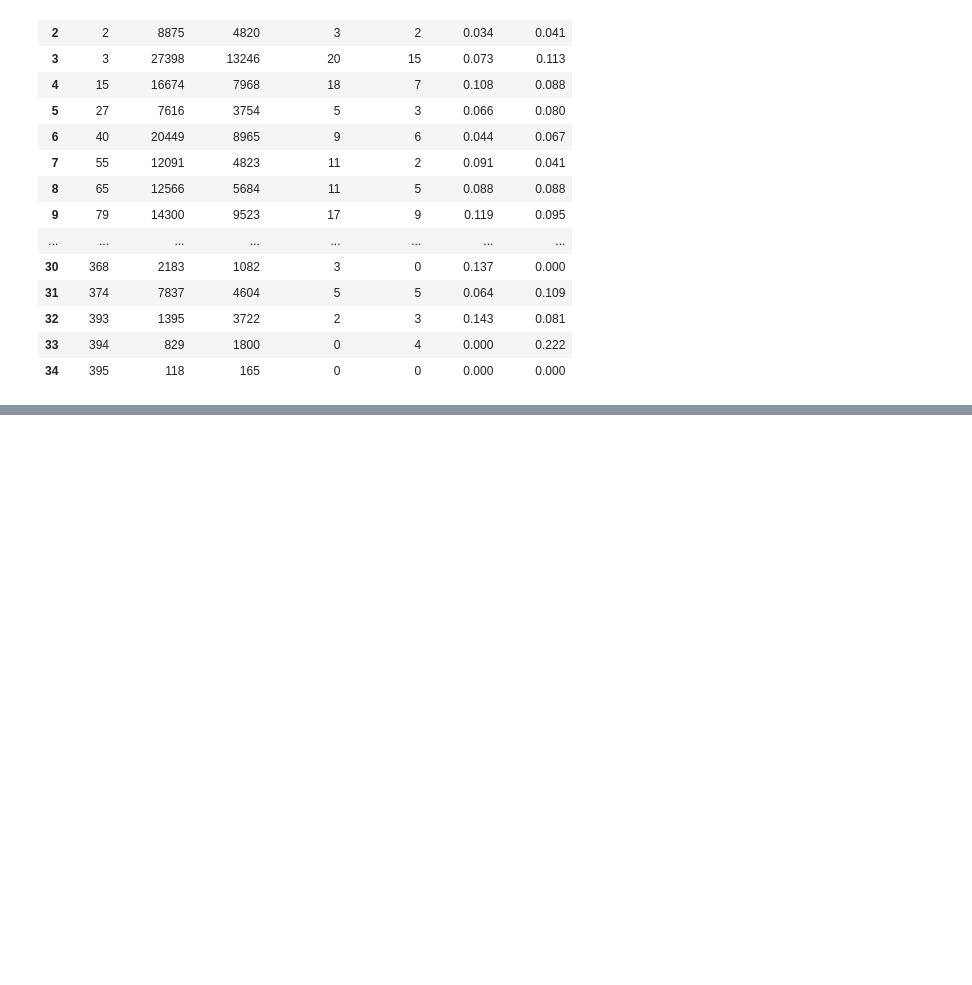
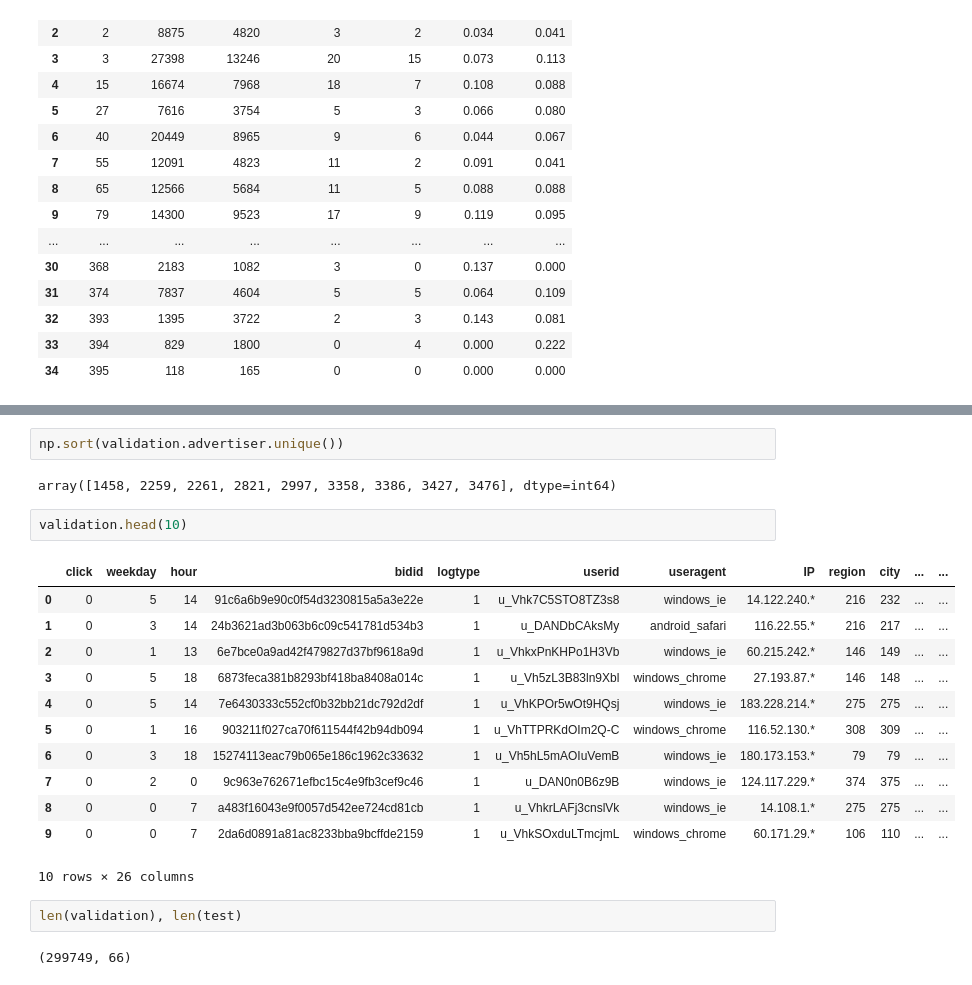
Before and after one commit to SaidAbdullahi/web_econ_coursework, a Jupyter notebook: Web Econ CW.ipynb, the cells around one changed output, grey strips where cells are left out. Drawn from its saved outputs; the diff is of its cells as text; blank space fills up the shorter version.

```diff
--- a/Web Econ CW.ipynb
+++ b/Web Econ CW.ipynb
@@ -216,0 +415,23 @@ OrderedDict([('CTR_1458',
+# %%
+np.sort(validation.advertiser.unique())
+# %% [output]
+array([1458, 2259, 2261, 2821, 2997, 3358, 3386, 3427, 3476], dtype=int64)
+# %%
+validation.head(10)
+# %% [output]
+|  | click | weekday | hour | bidid | logtype | userid | useragent | IP | region | city | ... | ... |
+| 0 | 0 | 5 | 14 | 91c6a6b9e90c0f54d3230815a5a3e22e | 1 | u_Vhk7C5STO8TZ3s8 | windows_ie | 14.122.240.* | 216 | 232 | ... | ... |
+| 1 | 0 | 3 | 14 | 24b3621ad3b063b6c09c541781d534b3 | 1 | u_DANDbCAksMy | android_safari | 116.22.55.* | 216 | 217 | ... | ... |
+| 2 | 0 | 1 | 13 | 6e7bce0a9ad42f479827d37bf9618a9d | 1 | u_VhkxPnKHPo1H3Vb | windows_ie | 60.215.242.* | 146 | 149 | ... | ... |
+| 3 | 0 | 5 | 18 | 6873feca381b8293bf418ba8408a014c | 1 | u_Vh5zL3B83ln9Xbl | windows_chrome | 27.193.87.* | 146 | 148 | ... | ... |
+| 4 | 0 | 5 | 14 | 7e6430333c552cf0b32bb21dc792d2df | 1 | u_VhKPOr5wOt9HQsj | windows_ie | 183.228.214.* | 275 | 275 | ... | ... |
+| 5 | 0 | 1 | 16 | 903211f027ca70f611544f42b94db094 | 1 | u_VhTTPRKdOIm2Q-C | windows_chrome | 116.52.130.* | 308 | 309 | ... | ... |
+| 6 | 0 | 3 | 18 | 15274113eac79b065e186c1962c33632 | 1 | u_Vh5hL5mAOIuVemB | windows_ie | 180.173.153.* | 79 | 79 | ... | ... |
+| 7 | 0 | 2 | 0 | 9c963e762671efbc15c4e9fb3cef9c46 | 1 | u_DAN0n0B6z9B | windows_ie | 124.117.229.* | 374 | 375 | ... | ... |
+| 8 | 0 | 0 | 7 | a483f16043e9f0057d542ee724cd81cb | 1 | u_VhkrLAFj3cnslVk | windows_ie | 14.108.1.* | 275 | 275 | ... | ... |
+| 9 | 0 | 0 | 7 | 2da6d0891a81ac8233bba9bcffde2159 | 1 | u_VhkSOxduLTmcjmL | windows_chrome | 60.171.29.* | 106 | 110 | ... | ... |
+10 rows × 26 columns
+# %%
+len(validation), len(test)
+# %% [output]
+(299749, 66)
```
Also changed, not shown: parts of 20 cells of this notebook.
